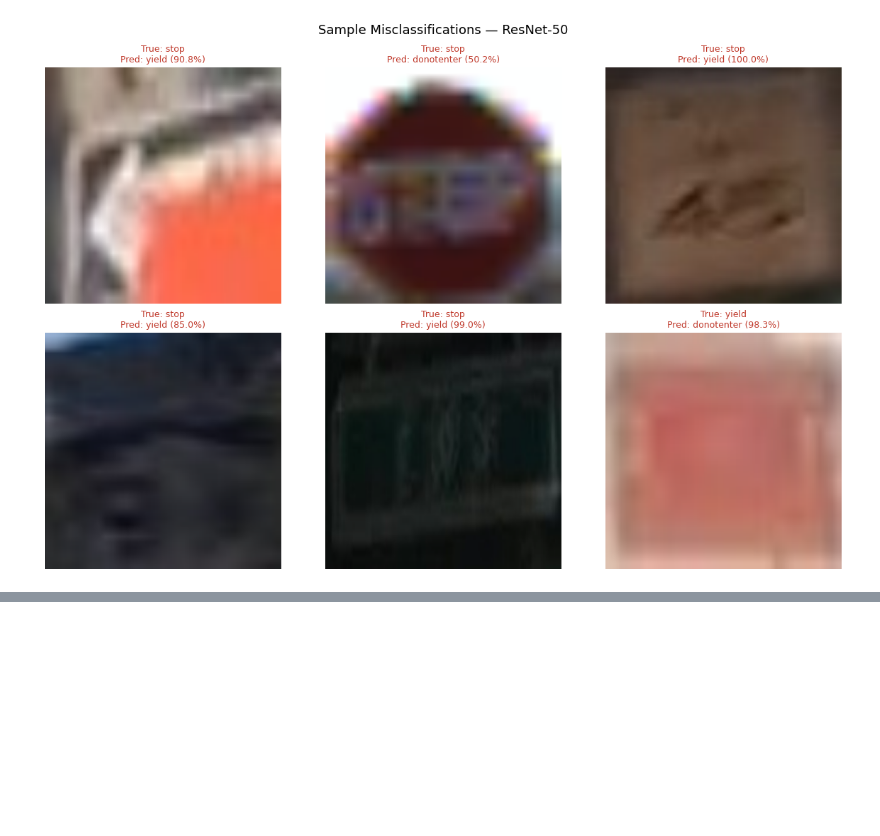
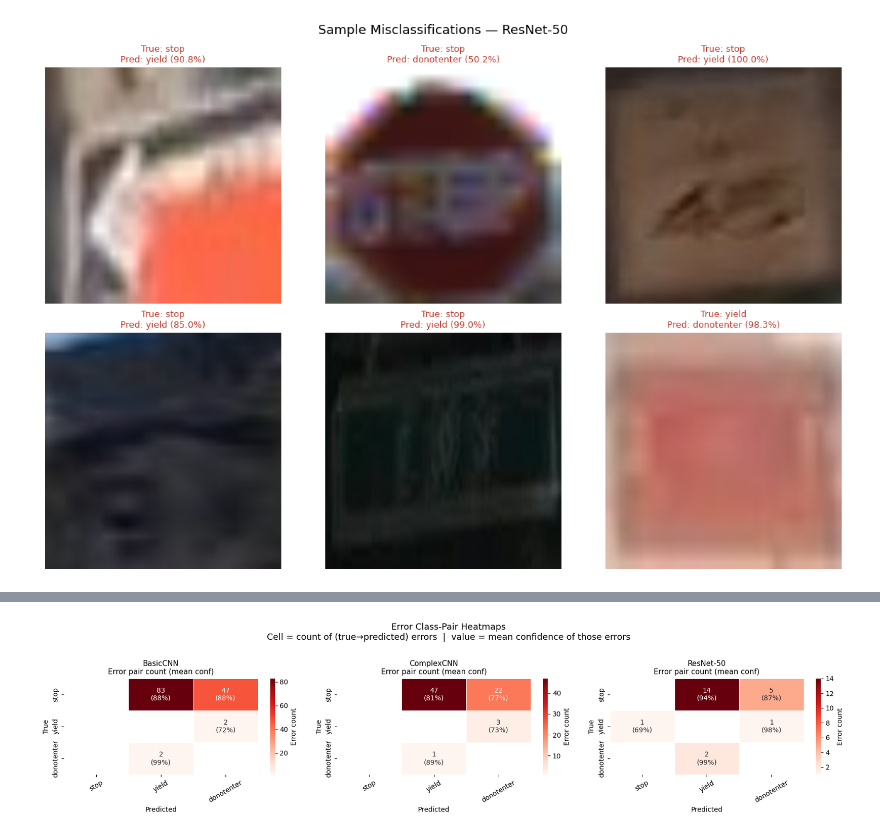
Before and after one commit to ohsono/stats426, a Jupyter notebook: project/notebook/Traffic_Sign_MultiDataset_Experiment(1).ipynb, the cells around one changed output, grey strips where cells are left out. Drawn from its saved outputs; the diff is of its cells as text; code cells hidden in the pictures; blank space fills up the shorter version.

```diff
--- a/project/notebook/Traffic_Sign_MultiDataset_Experiment(1).ipynb
+++ b/project/notebook/Traffic_Sign_MultiDataset_Experiment(1).ipynb
@@ -1486,0 +1733,81 @@ ResNet-50: 23 errors / 8717 test samples
+# %%
+# ------------------------------------------------------------------
+# High-confidence errors (≥80%) and error class-pair breakdown
+# ------------------------------------------------------------------
+CONF_THRESH = 0.80
+
+print(f'High-confidence errors (confidence ≥ {CONF_THRESH:.0%})\n')
+print(f'{"Model":<14}  {"Total errors":>13}  {"Hi-conf errors":>15}'
+      f'  {"% of errors":>12}  {"Most common mistake"}')
+print('─' * 80)
+
+for name, res in results.items():
+    confs   = res['y_prob'].max(axis=1)
+    correct = res['y_true'] == res['y_pred']
+    errors  = ~correct
+
+    hi_conf_mask   = errors & (confs >= CONF_THRESH)
+    hi_conf_pairs  = list(zip(res['y_true'][hi_conf_mask],
+                               res['y_pred'][hi_conf_mask]))
+    pair_counts    = Counter(hi_conf_pairs)
+    top_pair       = pair_counts.most_common(1)
+
+    if top_pair:
+        tp = top_pair[0][0]
+        top_str = (f'{CLASS_NAMES[tp[0]]}→{CLASS_NAMES[tp[1]]}'
+                   f' (×{top_pair[0][1]})')
+    else:
+        top_str = 'none'
+
+    pct = hi_conf_mask.sum() / max(errors.sum(), 1) * 100
+    print(f'{name:<14}  {errors.sum():>13}  {hi_conf_mask.sum():>15}'
+          f'  {pct:>11.1f}%  {top_str}')
+
+# ── Class-pair heatmaps ───────────────────────────────────────────
+print()
+fig, axes = plt.subplots(1, 3, figsize=(17, 4))
+
+for ax, (name, res) in zip(axes, results.items()):
+    confs      = res['y_prob'].max(axis=1)
+    errors     = res['y_true'] != res['y_pred']
+    err_true   = res['y_true'][errors]
+    err_pred   = res['y_pred'][errors]
+    err_confs  = confs[errors]
+
+    # Build (NUM_CLASSES × NUM_CLASSES) mean-confidence matrix for errors
+    pair_conf  = np.zeros((NUM_CLASSES, NUM_CLASSES))
+    pair_count = np.zeros((NUM_CLASSES, NUM_CLASSES), dtype=int)
+    for t, p, c in zip(err_true, err_pred, err_confs):
+        pair_conf[t, p]  += c
+        pair_count[t, p] += 1
+
+    # Mean confidence per error pair (NaN where no errors)
+    with np.errstate(invalid='ignore'):
+        mean_conf = np.where(pair_count > 0,
+                             pair_conf / np.maximum(pair_count, 1), np.nan)
+
+    annot = np.array([[f'{pair_count[r,c]}\n({mean_conf[r,c]:.0%})'
+                       if pair_count[r,c] > 0 else ''
+                       for c in range(NUM_CLASSES)]
+                      for r in range(NUM_CLASSES)])
+
+    mask = pair_count == 0
+    sns.heatmap(pair_count.astype(float), annot=annot, fmt='', ax=ax,
+                xticklabels=CLASS_NAMES, yticklabels=CLASS_NAMES,
+                cmap='Reds', mask=mask,
+                linewidths=0.5, linecolor='white',
+                cbar_kws={'label': 'Error count'})
+    ax.set_title(f'{name}\nError pair count (mean conf)', fontsize=11)
+    ax.set_xlabel('Predicted', fontsize=10)
+    ax.set_ylabel('True', fontsize=10)
+    ax.tick_params(axis='x', rotation=30)
+
+plt.suptitle('Error Class-Pair Heatmaps\n'
+             'Cell = count of (true→predicted) errors  |  value = mean confidence of those errors',
+             fontsize=13, y=1.02)
+plt.tight_layout()
+plt.savefig(PROJECT_ROOT / 'checkpoints' / 'error_classpairs.png',
+            dpi=150, bbox_inches='tight')
+plt.show()
+print('Saved → checkpoints/error_classpairs.png')
+# %% [output]
@@ -1486,0 +1821 @@ ResNet-50: 23 errors / 8717 test samples
+[figure, added]
```
Also changed, not shown: parts of 7 cells of this notebook.
